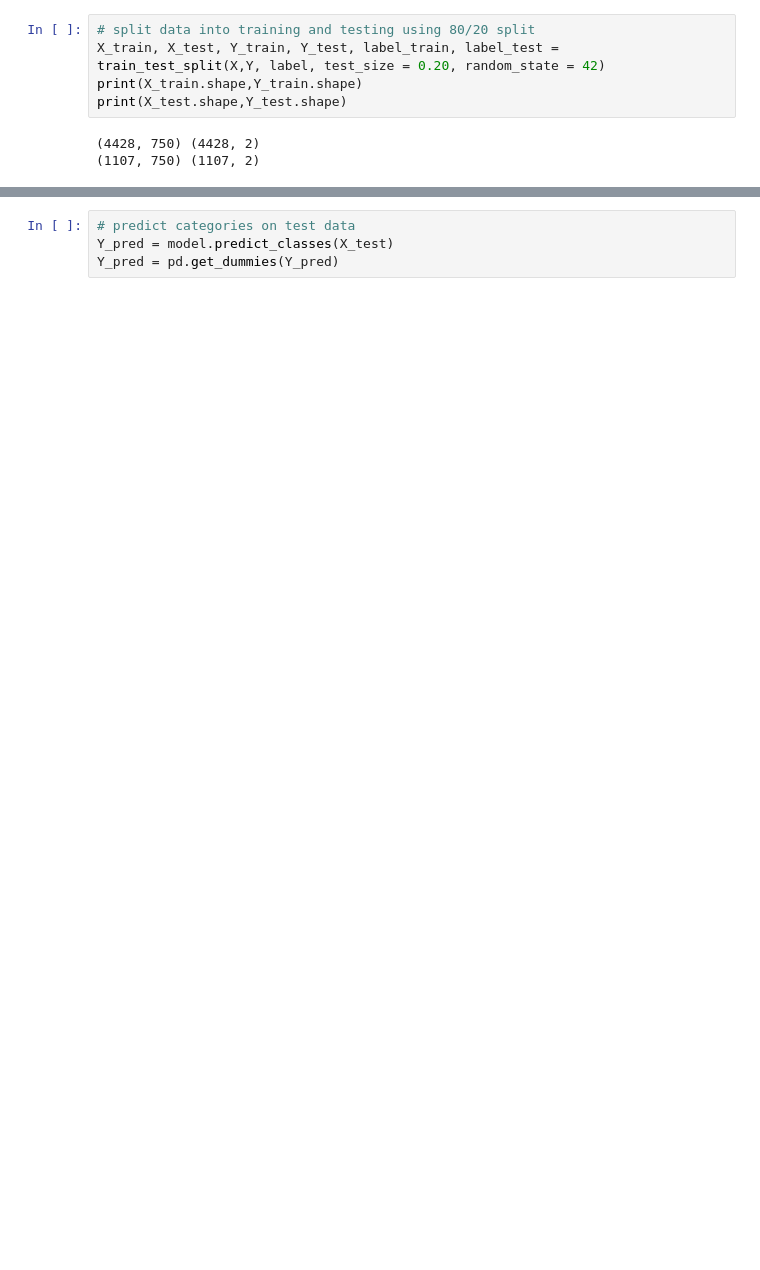
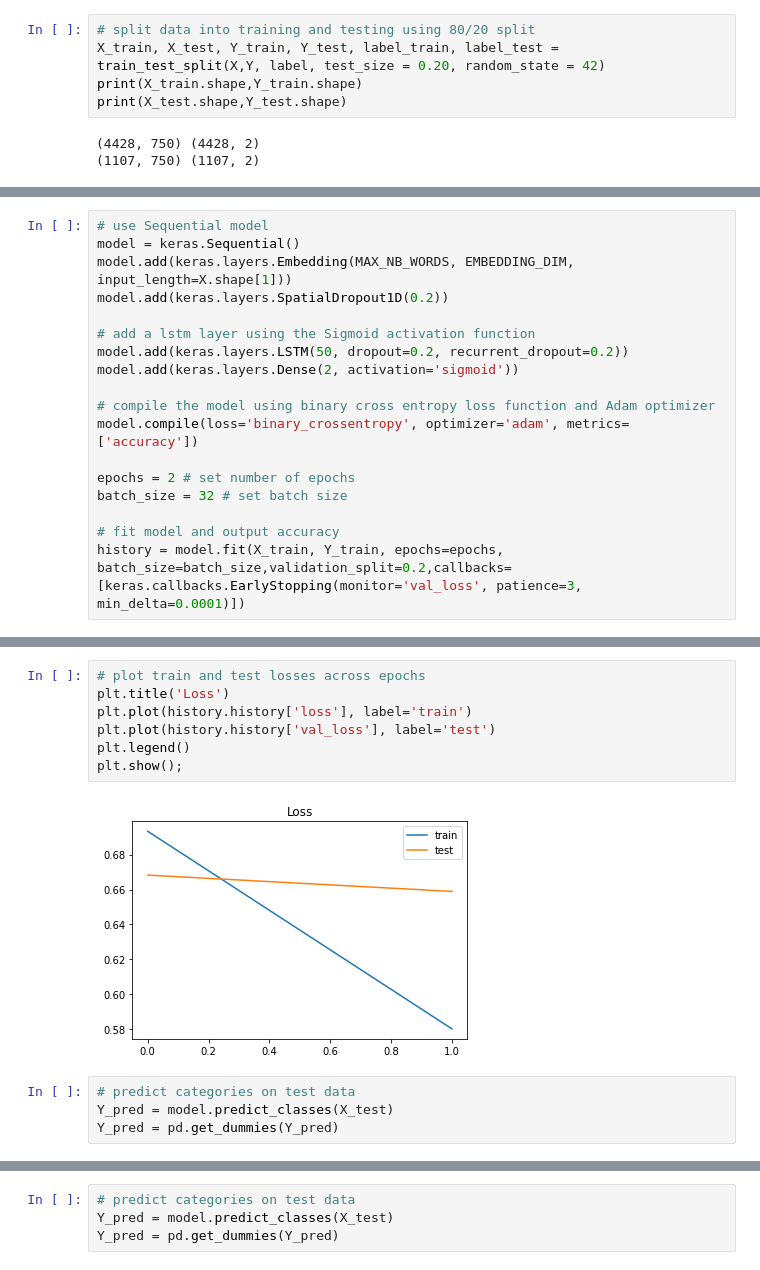
Before and after one commit to feliciahf/data_science_exam, a Jupyter notebook: LSTM.ipynb, the cells around one changed output, grey strips where cells are left out. Drawn from its saved outputs; the diff is of its cells as text; blank space fills up the shorter version.

```diff
--- a/LSTM.ipynb
+++ b/LSTM.ipynb
@@ -128,0 +129,18 @@ print(X_test.shape,Y_test.shape)
+# %%
+# use Sequential model
+model = keras.Sequential()
+model.add(keras.layers.Embedding(MAX_NB_WORDS, EMBEDDING_DIM, input_length=X.shape[1]))
+model.add(keras.layers.SpatialDropout1D(0.2))
+
+# add a lstm layer using the Sigmoid activation function
+model.add(keras.layers.LSTM(50, dropout=0.2, recurrent_dropout=0.2))
+model.add(keras.layers.Dense(2, activation='sigmoid'))
+
+# compile the model using binary cross entropy loss function and Adam optimizer
+model.compile(loss='binary_crossentropy', optimizer='adam', metrics=['accuracy'])
+
+epochs = 2 # set number of epochs
+batch_size = 32 # set batch size
+
+# fit model and output accuracy
+history = model.fit(X_train, Y_train, epochs=epochs, batch_size=batch_size,validation_split=0.2,callbacks=[keras.callbacks.EarlyStopping(monitor='val_loss', patience=3, min_delta=0.0001)])
@@ -128,0 +161,13 @@ print(X_test.shape,Y_test.shape)
+# %%
+# plot train and test losses across epochs
+plt.title('Loss')
+plt.plot(history.history['loss'], label='train')
+plt.plot(history.history['val_loss'], label='test')
+plt.legend()
+plt.show();
+# %% [output]
+[figure, added]
+# %%
+# predict categories on test data
+Y_pred = model.predict_classes(X_test)
+Y_pred = pd.get_dummies(Y_pred)
```
Also changed, not shown: parts of 22 cells of this notebook.
